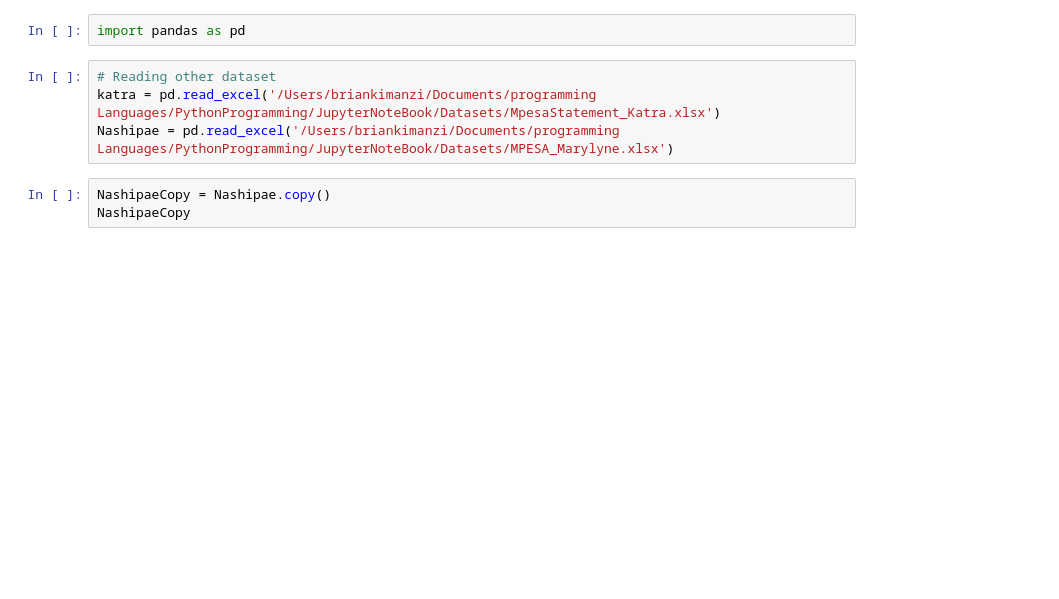
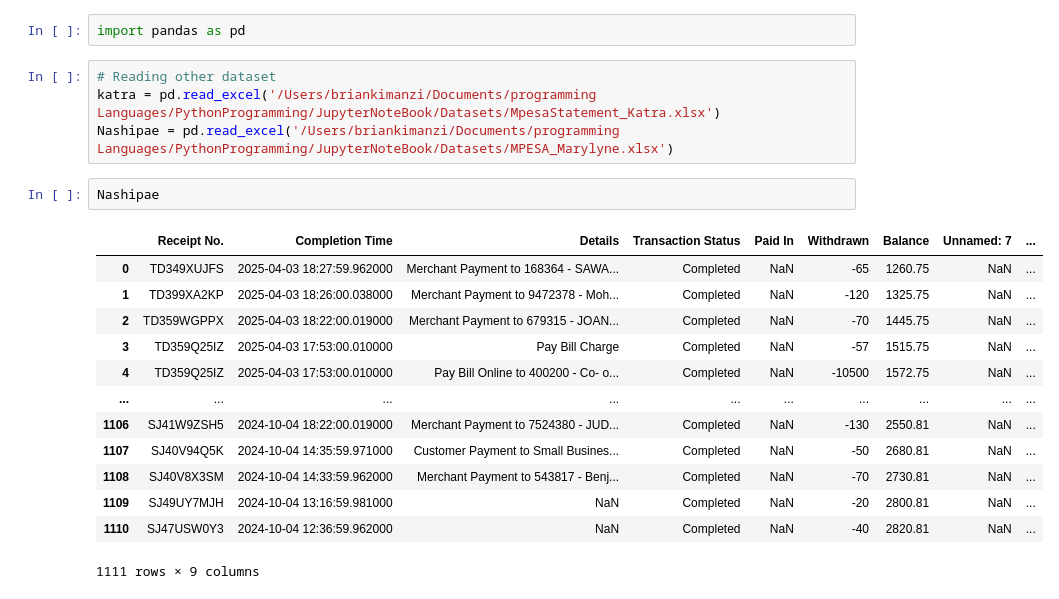
Before and after one commit to Brian342/JupyterNoteBook, a Jupyter notebook: mpesaCleaning.ipynb, the cells around one changed output. Saved outputs shown, nothing was run; the diff lists cells and outputs as text; blank space fills up the shorter version.

```diff
--- a/mpesaCleaning.ipynb
+++ b/mpesaCleaning.ipynb
@@ -5,6 +5,19 @@ import pandas as pd
 katra = pd.read_excel('/Users/briankimanzi/Documents/programming Languages/PythonProgramming/JupyterNoteBook/Datasets/MpesaStatement_Katra.xlsx')
 Nashipae = pd.read_excel('/Users/briankimanzi/Documents/programming Languages/PythonProgramming/JupyterNoteBook/Datasets/MPESA_Marylyne.xlsx')
 # %%
-NashipaeCopy = Nashipae.copy()
-NashipaeCopy
+Nashipae
+# %% [output]
+|  | Receipt No. | Completion Time | Details | Transaction Status | Paid In | Withdrawn | Balance | Unnamed: 7 | ... |
+| 0 | TD349XUJFS | 2025-04-03 18:27:59.962000 | Merchant Payment to 168364 - SAWA... | Completed | NaN | -65 | 1260.75 | NaN | ... |
+| 1 | TD399XA2KP | 2025-04-03 18:26:00.038000 | Merchant Payment to 9472378 - Moh... | Completed | NaN | -120 | 1325.75 | NaN | ... |
+| 2 | TD359WGPPX | 2025-04-03 18:22:00.019000 | Merchant Payment to 679315 - JOAN... | Completed | NaN | -70 | 1445.75 | NaN | ... |
+| 3 | TD359Q25IZ | 2025-04-03 17:53:00.010000 | Pay Bill Charge | Completed | NaN | -57 | 1515.75 | NaN | ... |
+| 4 | TD359Q25IZ | 2025-04-03 17:53:00.010000 | Pay Bill Online to 400200 - Co- o... | Completed | NaN | -10500 | 1572.75 | NaN | ... |
+| ... | ... | ... | ... | ... | ... | ... | ... | ... | ... |
+| 1106 | SJ41W9ZSH5 | 2024-10-04 18:22:00.019000 | Merchant Payment to 7524380 - JUD... | Completed | NaN | -130 | 2550.81 | NaN | ... |
+| 1107 | SJ40V94Q5K | 2024-10-04 14:35:59.971000 | Customer Payment to Small Busines... | Completed | NaN | -50 | 2680.81 | NaN | ... |
+| 1108 | SJ40V8X3SM | 2024-10-04 14:33:59.962000 | Merchant Payment to 543817 - Benj... | Completed | NaN | -70 | 2730.81 | NaN | ... |
+| 1109 | SJ49UY7MJH | 2024-10-04 13:16:59.981000 | NaN | Completed | NaN | -20 | 2800.81 | NaN | ... |
+| 1110 | SJ47USW0Y3 | 2024-10-04 12:36:59.962000 | NaN | Completed | NaN | -40 | 2820.81 | NaN | ... |
+1111 rows × 9 columns
 # %%
```
Also changed, not shown: parts of 7 cells of this notebook.
